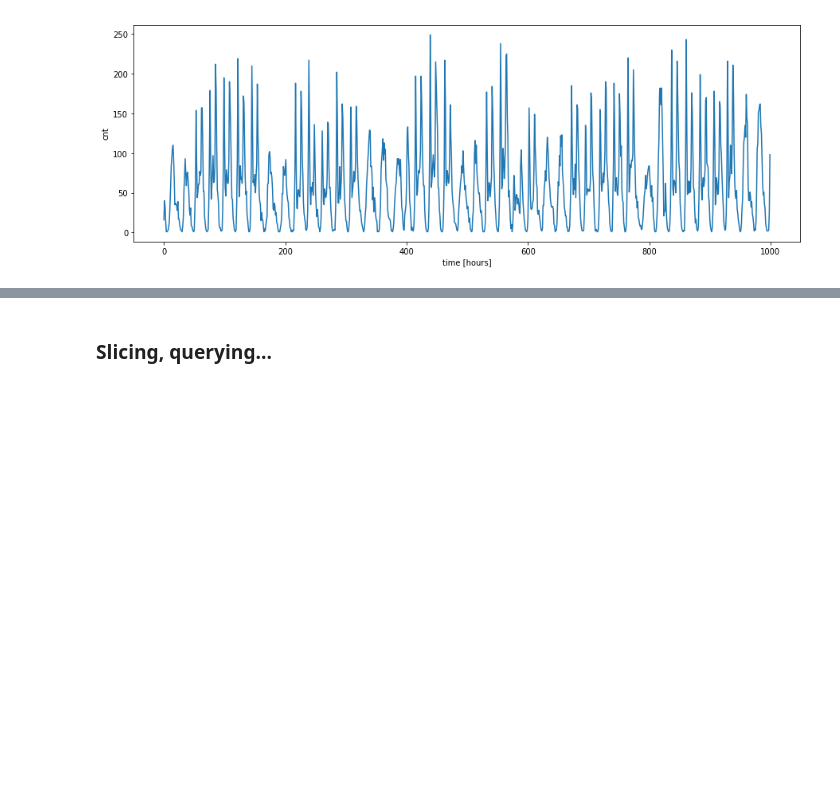
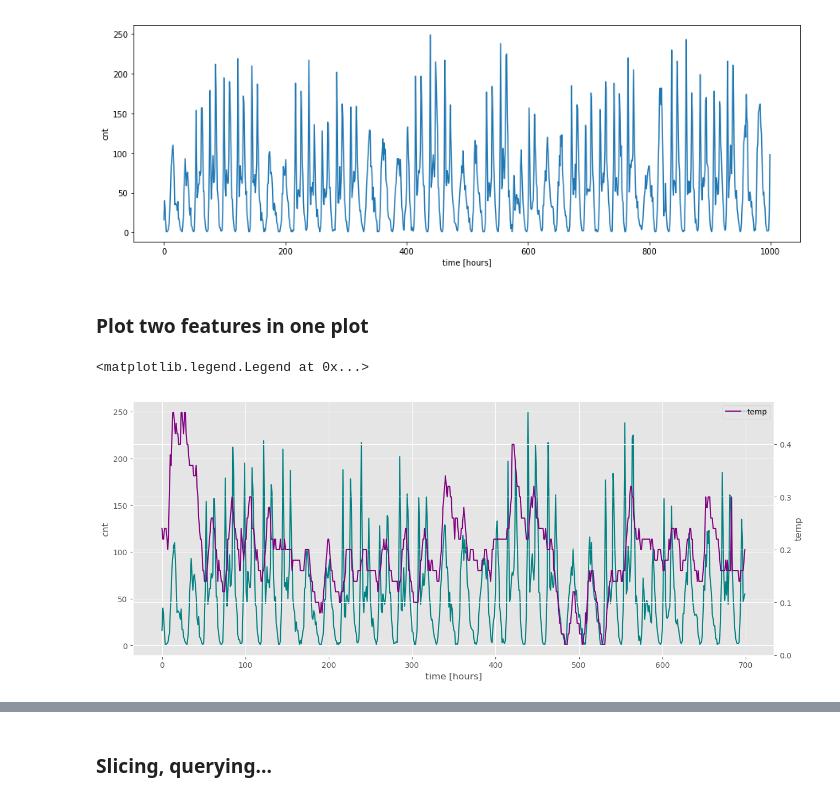
Before and after one commit to florian-huber/python_data_exploration_tutorial, a Jupyter notebook: notebooks/Dataset_example1_London_bikes.ipynb, the cells around one changed output, grey strips where cells are left out. Drawn from its saved outputs; the diff is of its cells as text; code cells hidden in the pictures; blank space fills up the shorter version.

```diff
--- a/notebooks/Dataset_example1_London_bikes.ipynb
+++ b/notebooks/Dataset_example1_London_bikes.ipynb
@@ -215,3 +199,20 @@ plt.ylabel('cnt')
 # %% [output]
 Text(0,0.5,'cnt')
 [figure]
+# %% [markdown]
+### Plot two features in one plot
+# %%
+plt.style.use('ggplot') #'ggplot')
+fig, ax1 = plt.subplots(figsize=(15,6))
+
+ax1.plot(data_bike_rent['cnt'][:700], 'teal')
+ax1.set_xlabel('time [hours]')
+ax1.set_ylabel('cnt')
+
+ax2 = ax1.twinx()
+ax2.plot(data_bike_rent['temp'][:700], 'purple')
+ax2.set_xlabel('time [hours]')
+ax2.set_ylabel('temp')
+# %% [output]
+<matplotlib.legend.Legend at 0x...>
+[figure, added]
```
Also changed, not shown: parts of 27 cells of this notebook.
